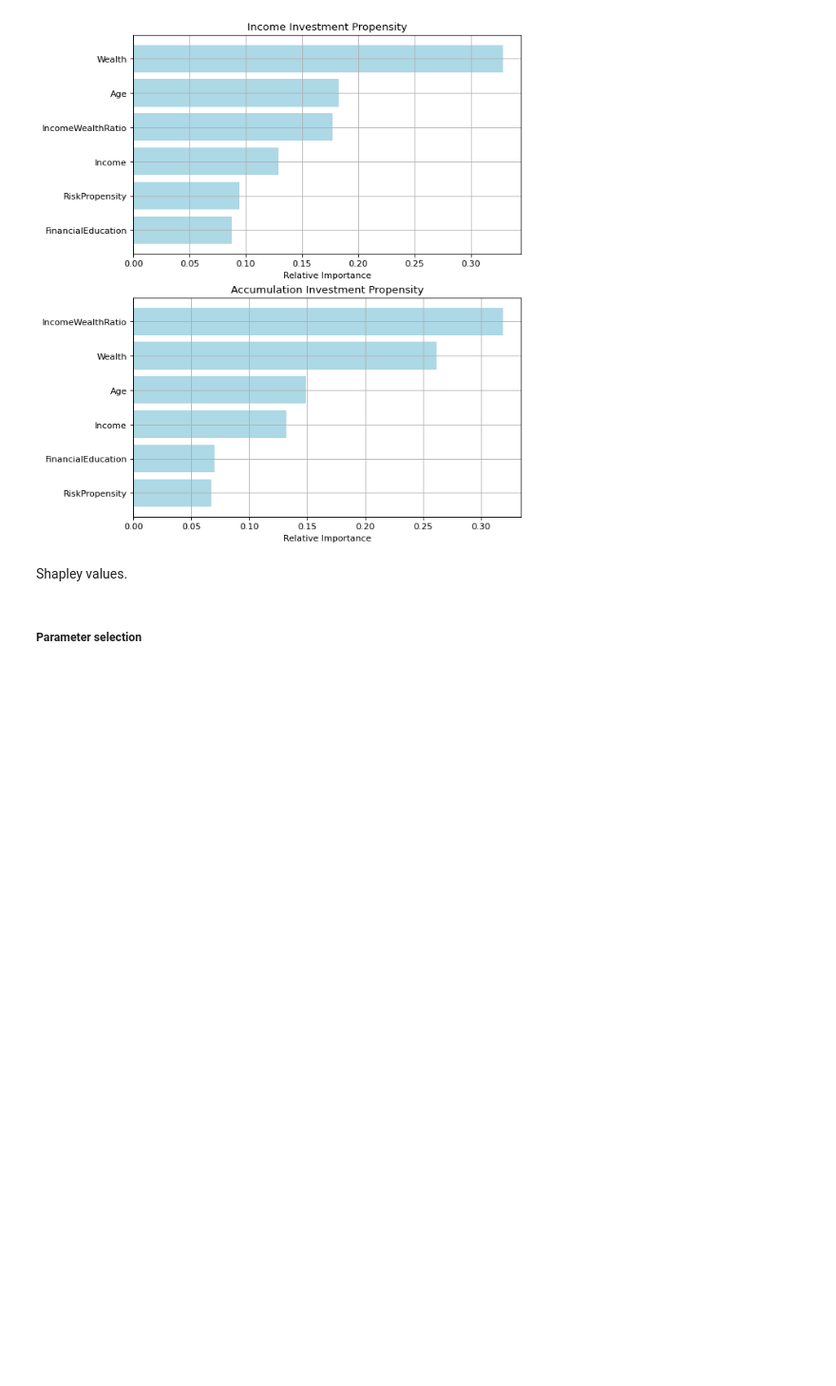
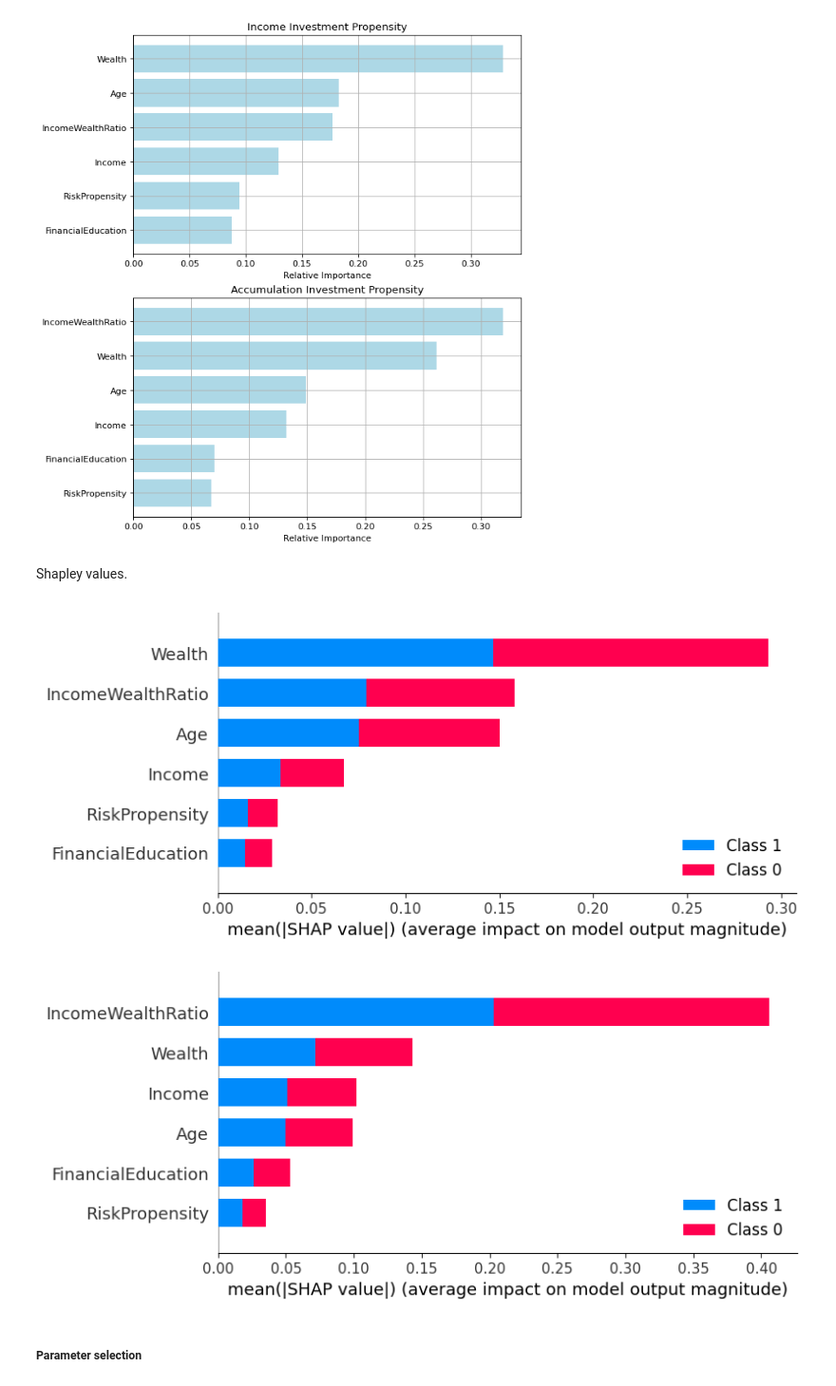
Before and after one commit to venturellimatteo/fintech-projects, a Jupyter notebook: 2 - Recommendation System/RecommendationSystem.ipynb, the cells around one changed output. Shown at 95% size. Drawn from its saved outputs; the diff is of its cells as text; code cells hidden in the pictures; blank space fills up the shorter version.

```diff
--- a/2 - Recommendation System/RecommendationSystem.ipynb
+++ b/2 - Recommendation System/RecommendationSystem.ipynb
@@ -540,22 +530,25 @@ for y_train, y_pred, y_test, i in zip([y_inc_train, y_acc_train], [y_inc_pred, y
 # %% [markdown]
 Shapley values.
 # %%
-""" from shap import TreeExplainer, summary_plot
+from shap import TreeExplainer, summary_plot
 
 title = ['Income Investment Propensity', 'Accumulation Investment Propensity']
 
 for y_train, i in zip([y_inc_train, y_acc_train], [0, 1]):
 
     rand_forest = RandomForestClassifier(n_estimators = best_n_estimators[i],
                                          min_samples_split = best_min_samples_split[i],
                                          criterion = best_criterion[i],
                                          random_state = seed,
                                          max_depth = best_max_depth[i])
     rand_forest.fit(x_train, y_train)
 
     rf_explainer = TreeExplainer(rand_forest)
     shap_values = rf_explainer.shap_values(x_train)
-    summary_plot(shap_values[1], x_train) """
+    summary_plot(shap_values, x_train)
+# %% [output]
+[figure, added]
+[figure, added]
 # %% [markdown]
 ##### Parameter selection
 # %% [markdown]
```
Also changed, not shown: parts of 2 cells of this notebook.
